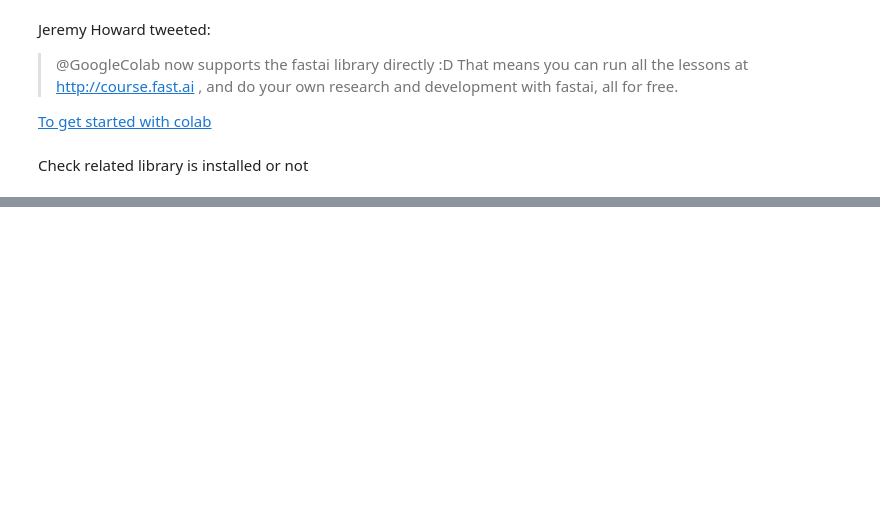
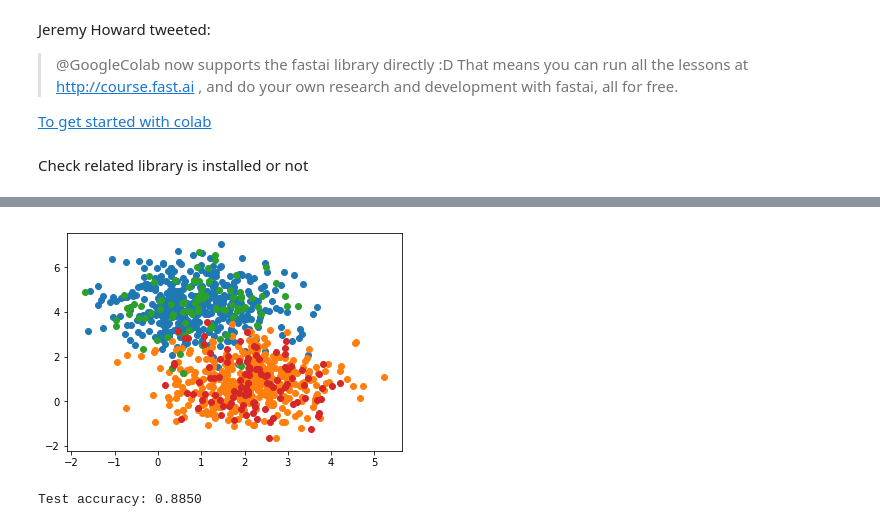
Before and after one commit to ComplicatedPhenomenon/IPython_training, a Jupyter notebook: MachineLearning/GetStarted.ipynb, the cells around one changed output, grey strips where cells are left out. Cells and saved outputs as stored; diff of their text form; code cells hidden in the pictures; blank space fills up the shorter version.

Commit message:
:paw_prints: Be aware of the unware

```diff
--- a/MachineLearning/GetStarted.ipynb
+++ b/MachineLearning/GetStarted.ipynb
@@ -9,0 +42,10 @@ Check related library is installed or not
+# %%
+fig, ax = plt.subplots()
+for label in [0, 1]:
+    mask = (y_train == label)
+    ax.scatter(X_train[mask, 0], X_train[mask, 1])
+for label in [0, 1]:
+    mask = (y_test == label)
+    ax.scatter(X_test[mask, 0], X_test[mask, 1])
+# %% [output]
+[figure, added]
@@ -9,0 +56,9 @@ Check related library is installed or not
+# %%
+clf = Perceptron(max_iter=40, random_state=0)
+# clf = LinearSVC(max_iter=40, random_state=0)
+clf.fit(X_train, y_train)
+y_pred = clf.predict(X_test)
+
+print('Test accuracy: %.4f' % accuracy_score(y_test, y_pred))
+# %% [output]
+Test accuracy: 0.8850
```
Also changed, not shown: parts of 10 cells of this notebook, 10 other files.
